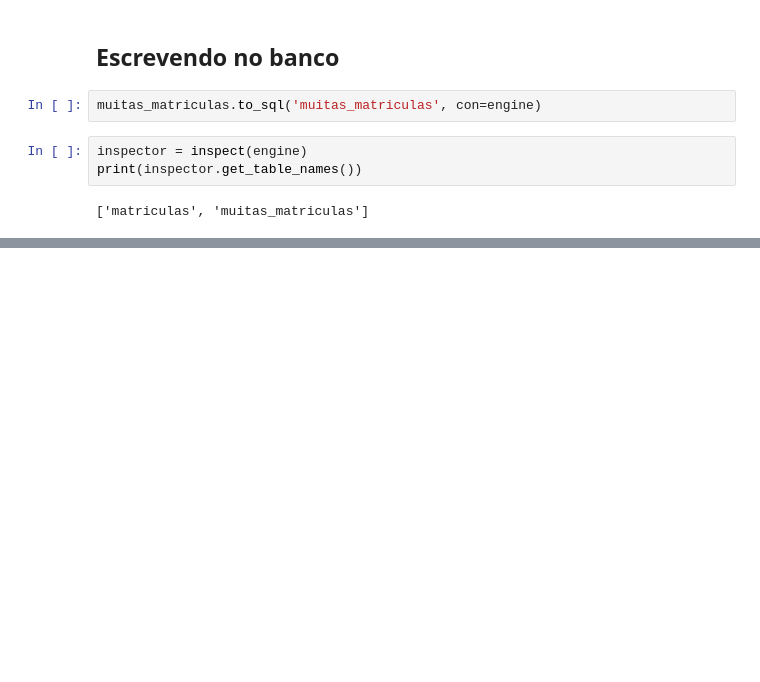
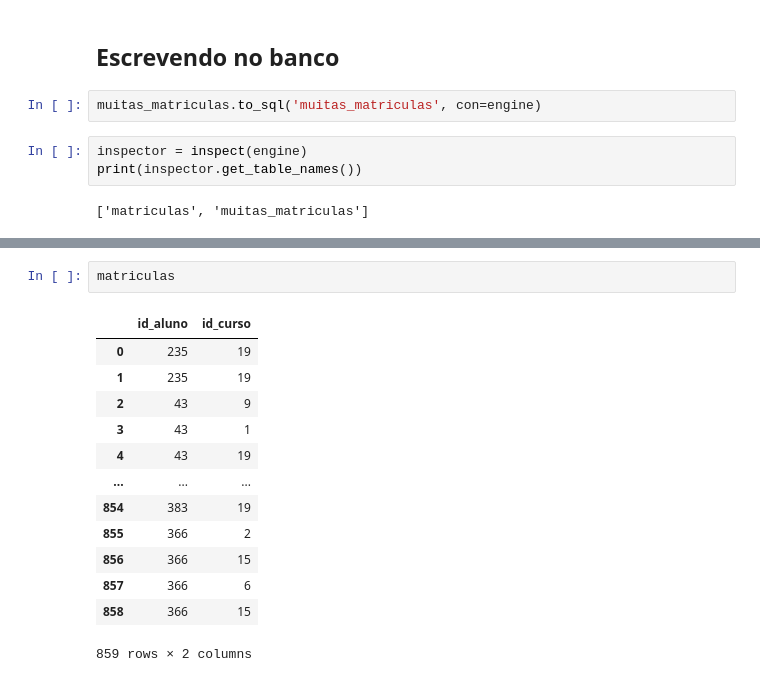
Before and after one commit to renatanesio/DataScience, a Jupyter notebook: Pandas/PandasIO.ipynb, the cells around one changed output, grey strips where cells are left out. Cells and saved outputs as stored; diff of their text form; blank space fills up the shorter version.

```diff
--- a/Pandas/PandasIO.ipynb
+++ b/Pandas/PandasIO.ipynb
@@ -471,0 +495,16 @@ print(inspector.get_table_names())
+# %%
+matriculas
+# %% [output]
+|  | id_aluno | id_curso |
+| 0 | 235 | 19 |
+| 1 | 235 | 19 |
+| 2 | 43 | 9 |
+| 3 | 43 | 1 |
+| 4 | 43 | 19 |
+| ... | ... | ... |
+| 854 | 383 | 19 |
+| 855 | 366 | 2 |
+| 856 | 366 | 15 |
+| 857 | 366 | 6 |
+| 858 | 366 | 15 |
+859 rows × 2 columns
```
Also changed, not shown: parts of 19 cells of this notebook, 1 other file.
